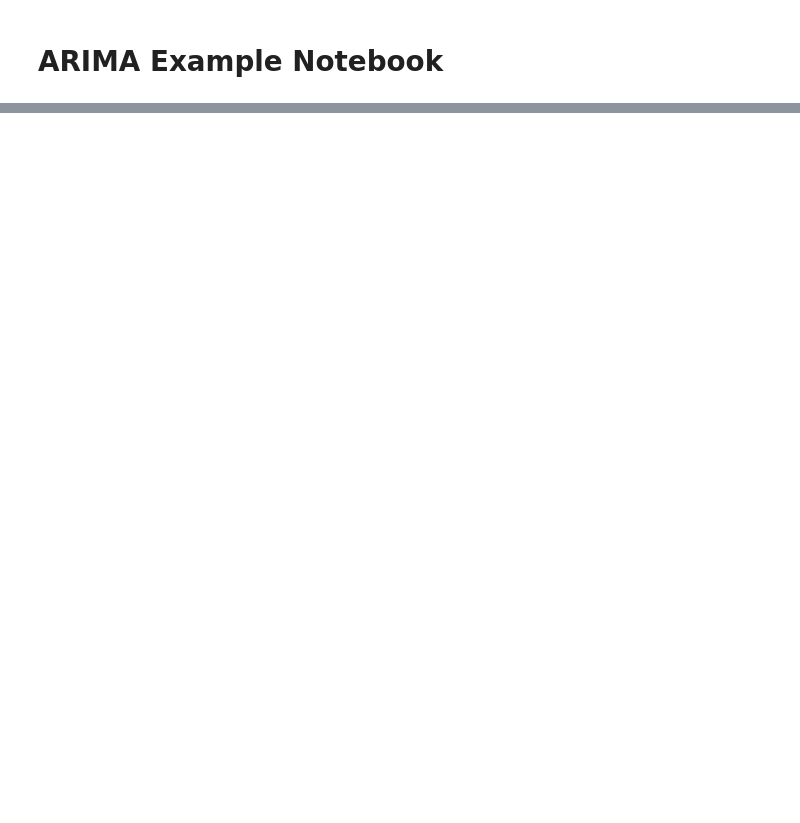
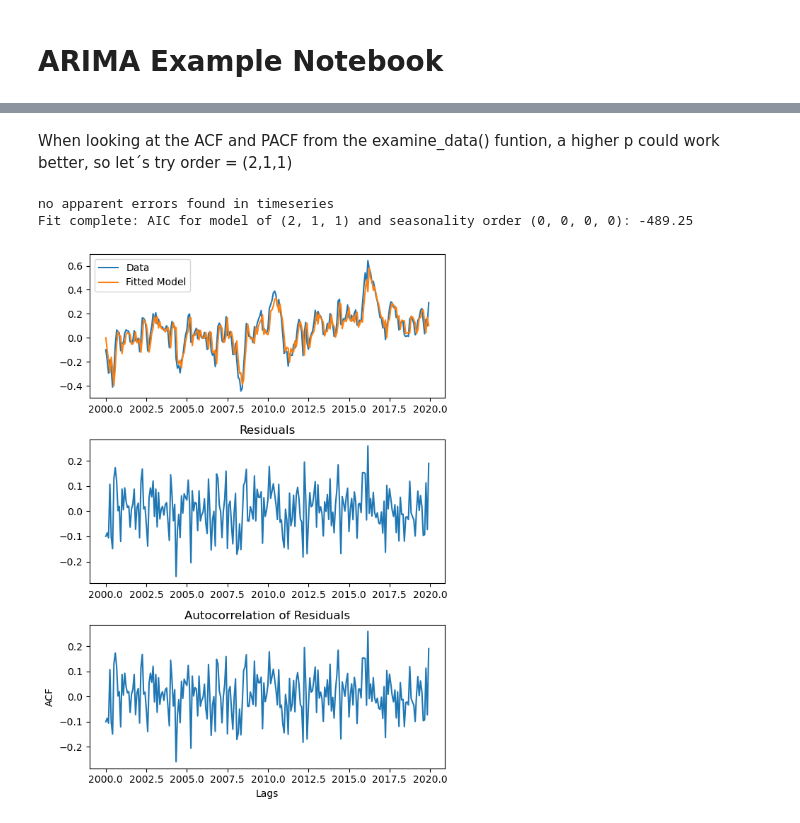
Before and after one commit to tcknoop/climAPC_ARIMA, a Jupyter notebook: example_notebook.ipynb, the cells around one changed output, grey strips where cells are left out. Cells and saved outputs as stored; diff of their text form; code cells hidden in the pictures; blank space fills up the shorter version.

```diff
--- a/example_notebook.ipynb
+++ b/example_notebook.ipynb
@@ -46,0 +40,8 @@ Warnings:
+# %% [markdown]
+When looking at the ACF and PACF  from the examine_data() funtion, a higher p could work better, so let´s try order = (2,1,1)
+# %%
+result,data,time = construct_ARIMA(data, time, order = (2,1,1))
+# %% [output]
+no apparent errors found in timeseries
+Fit complete: AIC for model of (2, 1, 1) and seasonality order (0, 0, 0, 0): -489.25
+[figure, added]
```
Also changed, not shown: parts of 13 cells of this notebook.
